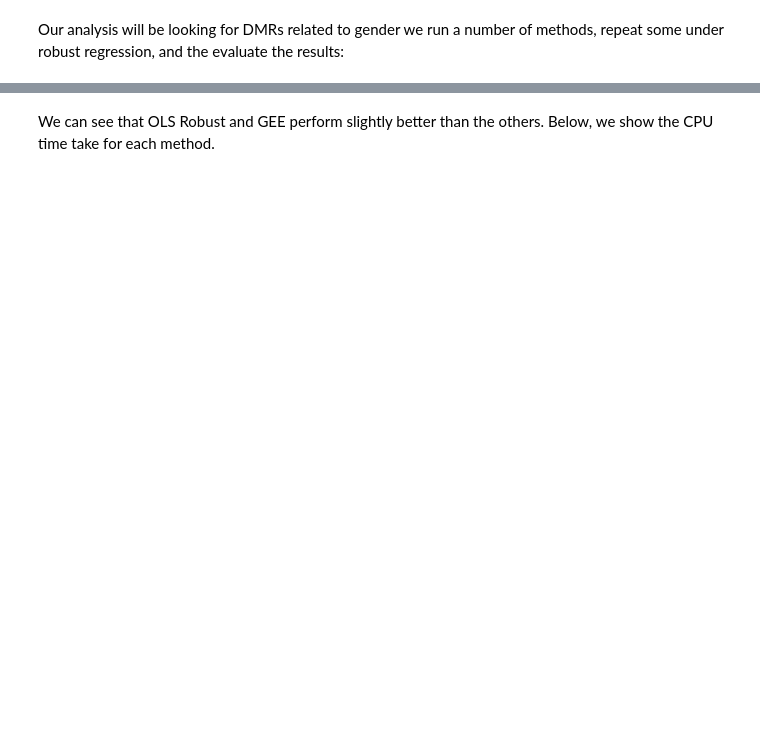
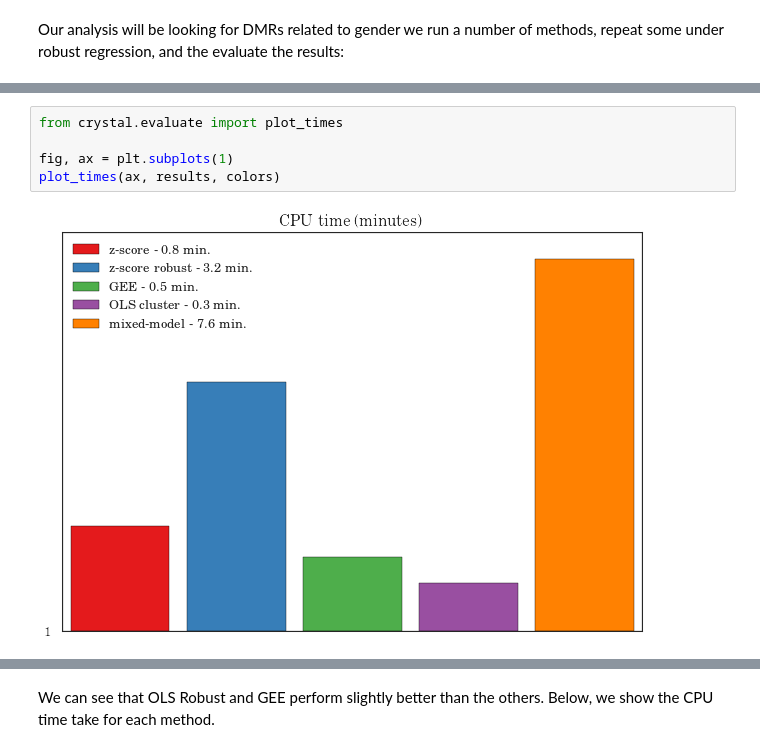
Before and after one commit to brentp/crystal, a Jupyter notebook: notebooks/crystal-methods-evaluation.ipynb, the cells around one changed output, grey strips where cells are left out. Drawn from its saved outputs; the diff is of its cells as text; blank space fills up the shorter version.

```diff
--- a/notebooks/crystal-methods-evaluation.ipynb
+++ b/notebooks/crystal-methods-evaluation.ipynb
@@ -156 +143,8 @@ mixed_model_cluster
+# %%
+from crystal.evaluate import plot_times
+
+fig, ax = plt.subplots(1)
+plot_times(ax, results, colors)
+# %% [output]
+[figure, added]
 # %%
```
Also changed, not shown: parts of 29 cells of this notebook, 3 other files.
